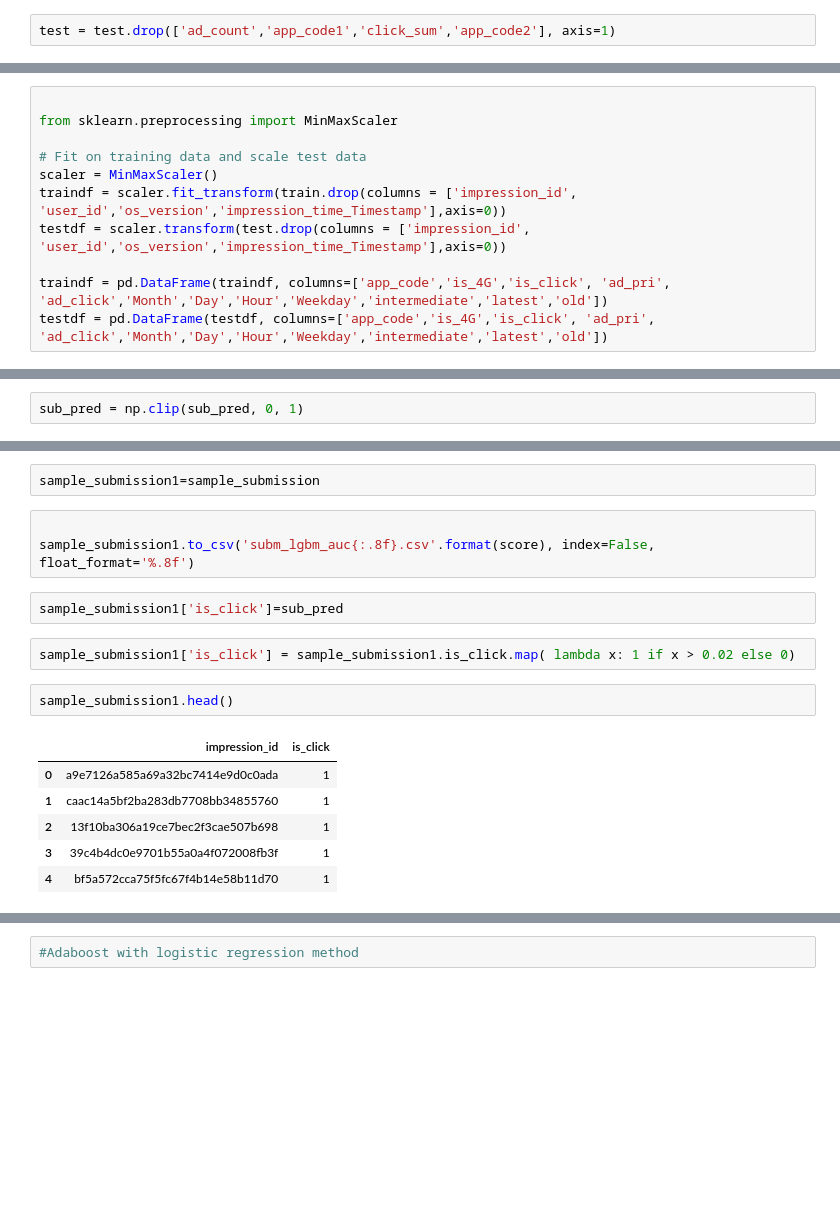
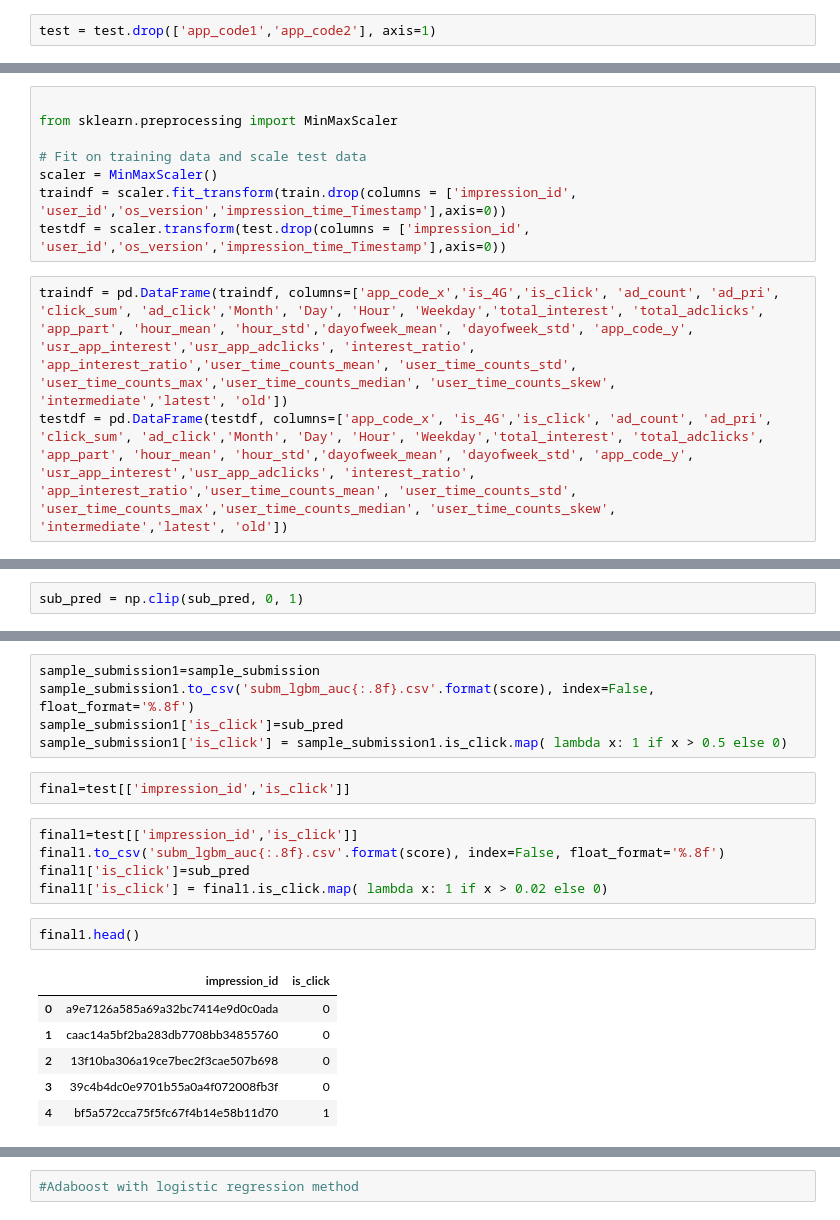
Before and after one commit to snchit/WNS-Analytics-Wizard-2019, a Jupyter notebook: LGBM.ipynb, the cells around one changed output, grey strips where cells are left out. Saved outputs shown, nothing was run; the diff lists cells and outputs as text; blank space fills up the shorter version.

```diff
--- a/LGBM.ipynb
+++ b/LGBM.ipynb
@@ -203,4 +205,4 @@ test =pd.merge(test,app_ad_cnt,left_on="app_code", right_on="app_code1",how ='le
 # %%
 test =pd.merge(test,app_ad_cli,left_on="app_code", right_on="app_code2",how ='left' )
 # %%
-test = test.drop(['ad_count','app_code1','click_sum','app_code2'], axis=1)
+test = test.drop(['app_code1','app_code2'], axis=1)
@@ -679,9 +889,9 @@ from sklearn.preprocessing import MinMaxScaler
 scaler = MinMaxScaler()
 traindf = scaler.fit_transform(train.drop(columns = ['impression_id', 'user_id','os_version','impression_time_Timestamp'],axis=0))
 testdf = scaler.transform(test.drop(columns = ['impression_id', 'user_id','os_version','impression_time_Timestamp'],axis=0))
-
-traindf = pd.DataFrame(traindf, columns=['app_code','is_4G','is_click', 'ad_pri', 'ad_click','Month','Day','Hour','Weekday','intermediate','latest','old'])
-testdf = pd.DataFrame(testdf, columns=['app_code','is_4G','is_click', 'ad_pri', 'ad_click','Month','Day','Hour','Weekday','intermediate','latest','old'])
+# %%
+traindf = pd.DataFrame(traindf, columns=['app_code_x','is_4G','is_click', 'ad_count', 'ad_pri', 'click_sum', 'ad_click','Month', 'Day', 'Hour', 'Weekday','total_interest', 'total_adclicks', 'app_part', 'hour_mean', 'hour_std','dayofweek_mean', 'dayofweek_std', 'app_code_y', 'usr_app_interest','usr_app_adclicks', 'interest_ratio', 'app_interest_ratio','user_time_counts_mean', 'user_time_counts_std', 'user_time_counts_max','user_time_counts_median', 'user_time_counts_skew', 'intermediate','latest', 'old'])
+testdf = pd.DataFrame(testdf, columns=['app_code_x', 'is_4G','is_click', 'ad_count', 'ad_pri', 'click_sum', 'ad_click','Month', 'Day', 'Hour', 'Weekday','total_interest', 'total_adclicks', 'app_part', 'hour_mean', 'hour_std','dayofweek_mean', 'dayofweek_std', 'app_code_y', 'usr_app_interest','usr_app_adclicks', 'interest_ratio', 'app_interest_ratio','user_time_counts_mean', 'user_time_counts_std', 'user_time_counts_max','user_time_counts_median', 'user_time_counts_skew', 'intermediate','latest', 'old'])
 # %%
 numerical_features = traindf.select_dtypes(include=np.number)
 categorical_features = traindf.select_dtypes(include=np.object)
@@ -1144,19 +1369,22 @@ sub_pred.min(), sub_pred.max()
-# %%
-sample_submission1=sample_submission
 # %%
-
+sample_submission1=sample_submission
 sample_submission1.to_csv('subm_lgbm_auc{:.8f}.csv'.format(score), index=False, float_format='%.8f')
+sample_submission1['is_click']=sub_pred
+sample_submission1['is_click'] = sample_submission1.is_click.map( lambda x: 1 if x > 0.5 else 0)
-# %%
-sample_submission1['is_click']=sub_pred
+# %%
+final=test[['impression_id','is_click']]
 # %%
-sample_submission1['is_click'] = sample_submission1.is_click.map( lambda x: 1 if x > 0.02 else 0)
+final1=test[['impression_id','is_click']]
+final1.to_csv('subm_lgbm_auc{:.8f}.csv'.format(score), index=False, float_format='%.8f')
+final1['is_click']=sub_pred
+final1['is_click'] = final1.is_click.map( lambda x: 1 if x > 0.02 else 0)
 # %%
-sample_submission1.head()
+final1.head()
 # %% [output]
 |  | impression_id | is_click |
-| 0 | a9e7126a585a69a32bc7414e9d0c0ada | 1 |
-| 1 | caac14a5bf2ba283db7708bb34855760 | 1 |
-| 2 | 13f10ba306a19ce7bec2f3cae507b698 | 1 |
-| 3 | 39c4b4dc0e9701b55a0a4f072008fb3f | 1 |
+| 0 | a9e7126a585a69a32bc7414e9d0c0ada | 0 |
+| 1 | caac14a5bf2ba283db7708bb34855760 | 0 |
+| 2 | 13f10ba306a19ce7bec2f3cae507b698 | 0 |
+| 3 | 39c4b4dc0e9701b55a0a4f072008fb3f | 0 |
 | 4 | bf5a572cca75f5fc67f4b14e58b11d70 | 1 |
 # %%
```
Also changed, not shown: parts of 73 cells of this notebook.
